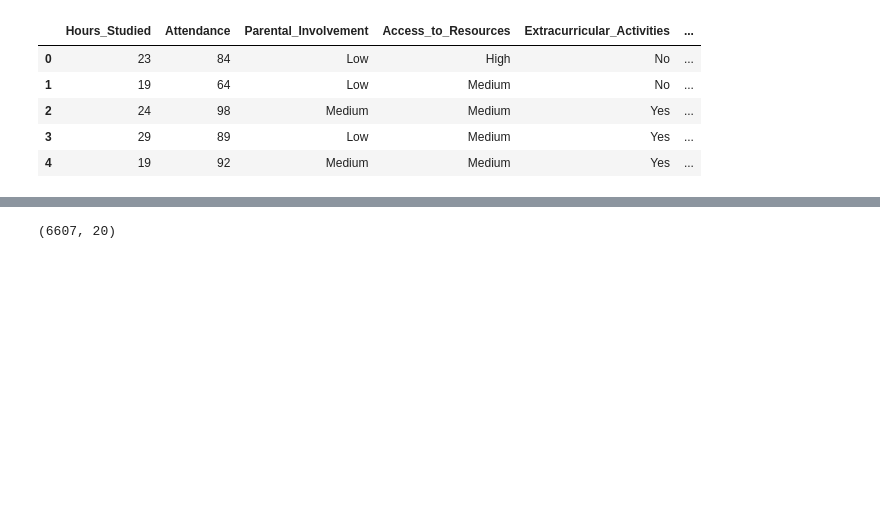
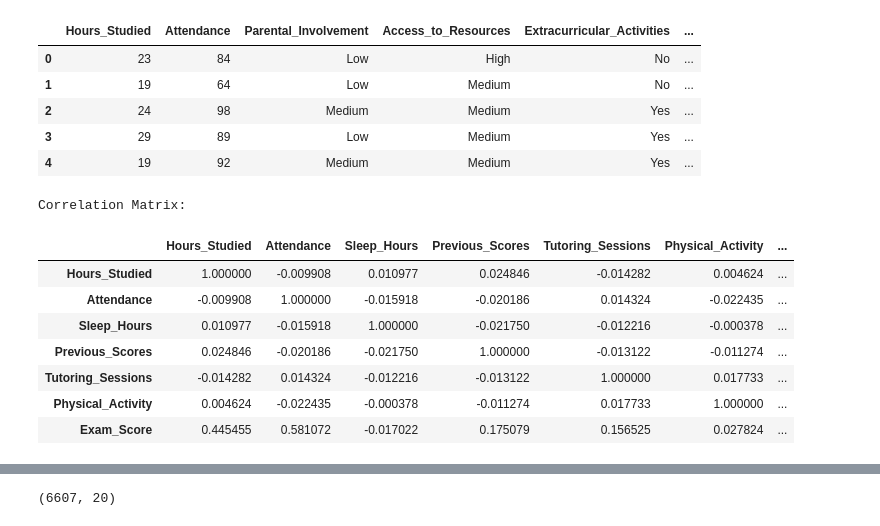
Before and after one commit to EzeRivero/Data-Science-II, a Jupyter notebook: Students_Performance_Rivero_1Entrega.ipynb, the cells around one changed output, grey strips where cells are left out. Cells and saved outputs as stored; diff of their text form; code cells hidden in the pictures; blank space fills up the shorter version.

```diff
--- a/Students_Performance_Rivero_1Entrega.ipynb
+++ b/Students_Performance_Rivero_1Entrega.ipynb
@@ -28,3 +31,17 @@ df.head()
 | 2 | 24 | 98 | Medium | Medium | Yes | ... |
 | 3 | 29 | 89 | Low | Medium | Yes | ... |
 | 4 | 19 | 92 | Medium | Medium | Yes | ... |
+# %%
+correlation_matrix = df.corr(numeric_only=True)
+print("Correlation Matrix:")
+display(correlation_matrix)
+# %% [output]
+Correlation Matrix:
+|  | Hours_Studied | Attendance | Sleep_Hours | Previous_Scores | Tutoring_Sessions | Physical_Activity | ... |
+| Hours_Studied | 1.000000 | -0.009908 | 0.010977 | 0.024846 | -0.014282 | 0.004624 | ... |
+| Attendance | -0.009908 | 1.000000 | -0.015918 | -0.020186 | 0.014324 | -0.022435 | ... |
+| Sleep_Hours | 0.010977 | -0.015918 | 1.000000 | -0.021750 | -0.012216 | -0.000378 | ... |
+| Previous_Scores | 0.024846 | -0.020186 | -0.021750 | 1.000000 | -0.013122 | -0.011274 | ... |
+| Tutoring_Sessions | -0.014282 | 0.014324 | -0.012216 | -0.013122 | 1.000000 | 0.017733 | ... |
+| Physical_Activity | 0.004624 | -0.022435 | -0.000378 | -0.011274 | 0.017733 | 1.000000 | ... |
+| Exam_Score | 0.445455 | 0.581072 | -0.017022 | 0.175079 | 0.156525 | 0.027824 | ... |
```
Also changed, not shown: parts of 4 cells of this notebook.
